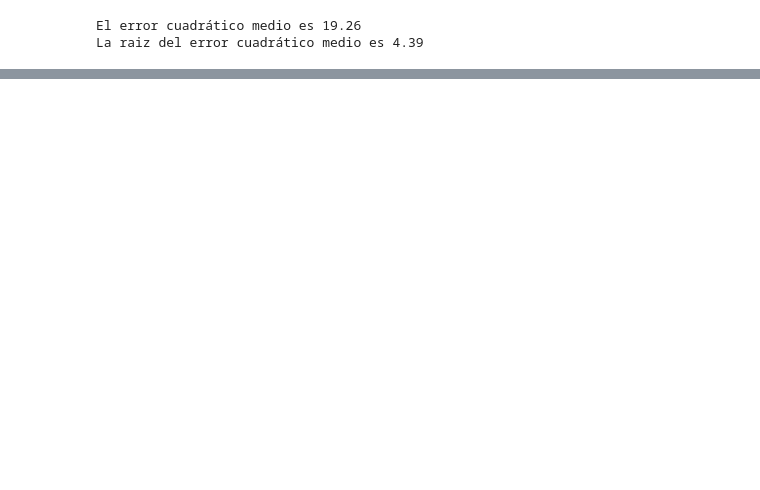
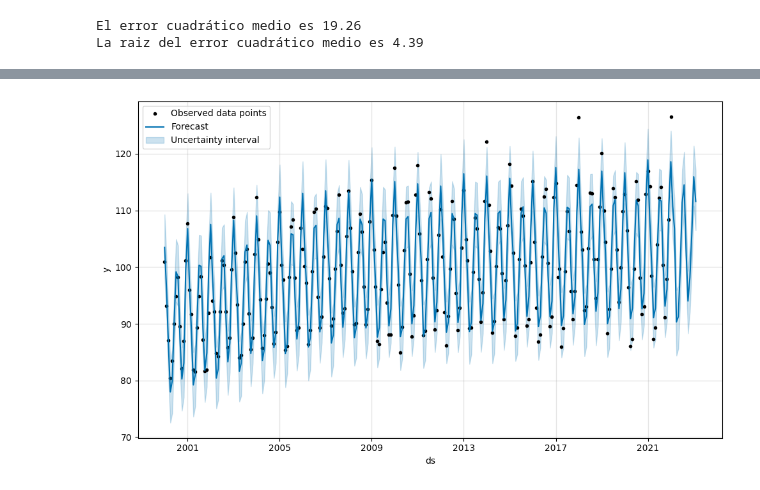
Before and after one commit to AnIsAsPe/Prediccion-produccion-electricidad, a Jupyter notebook: notebooks/Predicción_producción_electricidad.ipynb, the cells around one changed output, grey strips where cells are left out. Saved outputs shown, nothing was run; the diff lists cells and outputs as text; code cells hidden in the pictures; blank space fills up the shorter version.

```diff
--- a/notebooks/Predicción_producción_electricidad.ipynb
+++ b/notebooks/Predicción_producción_electricidad.ipynb
@@ -441,0 +474,3 @@ La raiz del error cuadrático medio es 4.39
+# %%
+train_Prophet = df_Prophet.loc[:(276-12)]
+test_Prophet = df_Prophet.loc[(276-12):]
@@ -441,0 +481,3 @@ La raiz del error cuadrático medio es 4.39
+# %%
+model_prophet = Prophet(yearly_seasonality=True, interval_width=0.95)
+model_prophet.fit(train_Prophet)
@@ -441,0 +497,11 @@ La raiz del error cuadrático medio es 4.39
+# %%
+# Creamos el datafreme para los datos que queremos predecir
+future_data = model_prophet.make_future_dataframe(periods=13, freq='ME')
+# %%
+# Hacemos las predicciones
+pred_Prophet = model_prophet.predict(future_data)
+# %%
+# Visualizamos la predicción
+fig = model_prophet.plot(pred_Prophet, include_legend= True)
+# %% [output]
+[figure, added]
```
Also changed, not shown: parts of 14 cells of this notebook.
